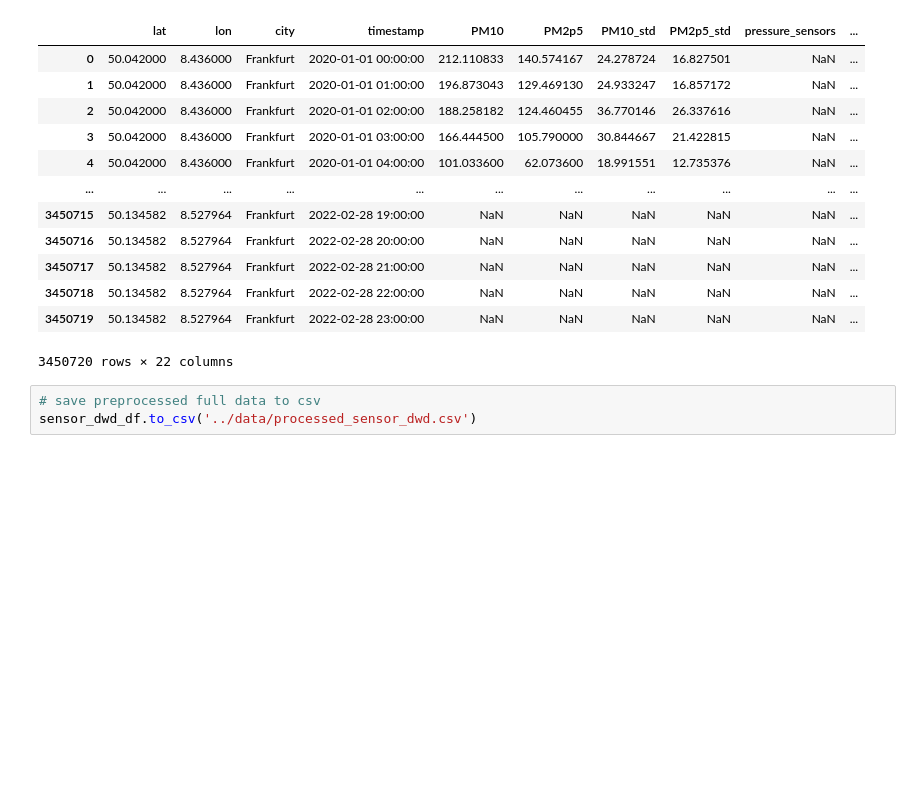
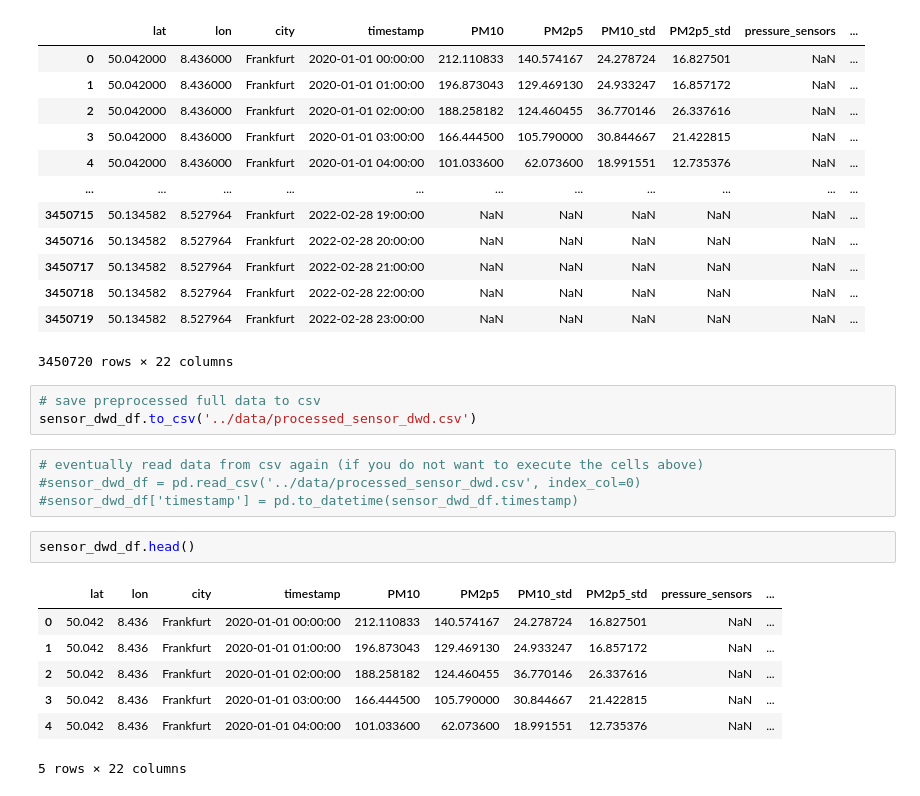
Before and after one commit to j-herbig/air-pollution, a Jupyter notebook: notebooks/data_merging.ipynb, the cells around one changed output. Cells and saved outputs as stored; diff of their text form; blank space fills up the shorter version.

```diff
--- a/notebooks/data_merging.ipynb
+++ b/notebooks/data_merging.ipynb
@@ -438,3 +438,17 @@ sensor_dwd_df
 # %%
 # save preprocessed full data to csv
 sensor_dwd_df.to_csv('../data/processed_sensor_dwd.csv')
+# %%
+# eventually read data from csv again (if you do not want to execute the cells above)
+#sensor_dwd_df = pd.read_csv('../data/processed_sensor_dwd.csv', index_col=0)
+#sensor_dwd_df['timestamp'] = pd.to_datetime(sensor_dwd_df.timestamp)
+# %%
+sensor_dwd_df.head()
+# %% [output]
+|  | lat | lon | city | timestamp | PM10 | PM2p5 | PM10_std | PM2p5_std | pressure_sensors | ... |
+| 0 | 50.042 | 8.436 | Frankfurt | 2020-01-01 00:00:00 | 212.110833 | 140.574167 | 24.278724 | 16.827501 | NaN | ... |
+| 1 | 50.042 | 8.436 | Frankfurt | 2020-01-01 01:00:00 | 196.873043 | 129.469130 | 24.933247 | 16.857172 | NaN | ... |
+| 2 | 50.042 | 8.436 | Frankfurt | 2020-01-01 02:00:00 | 188.258182 | 124.460455 | 36.770146 | 26.337616 | NaN | ... |
+| 3 | 50.042 | 8.436 | Frankfurt | 2020-01-01 03:00:00 | 166.444500 | 105.790000 | 30.844667 | 21.422815 | NaN | ... |
+| 4 | 50.042 | 8.436 | Frankfurt | 2020-01-01 04:00:00 | 101.033600 | 62.073600 | 18.991551 | 12.735376 | NaN | ... |
+5 rows × 22 columns
```
Also changed, not shown: parts of 2 cells of this notebook, 1 other file.
